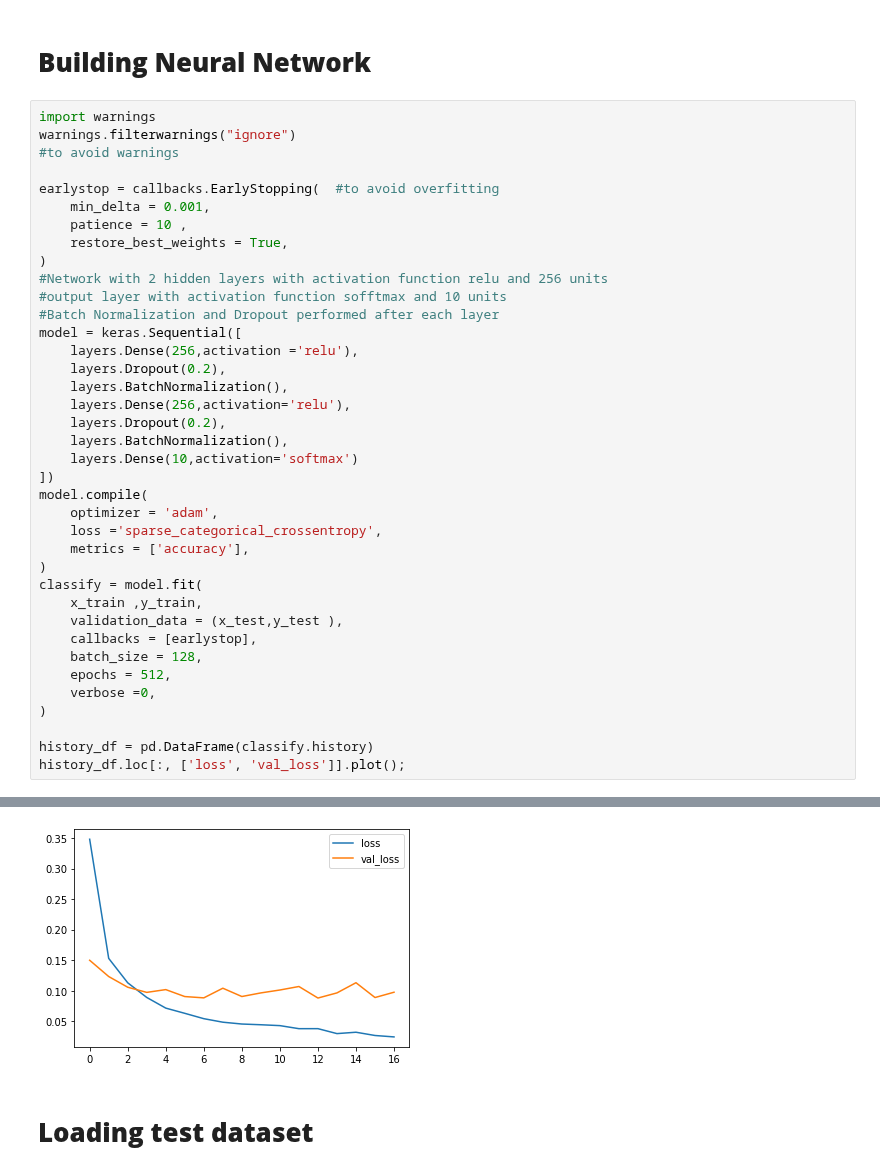
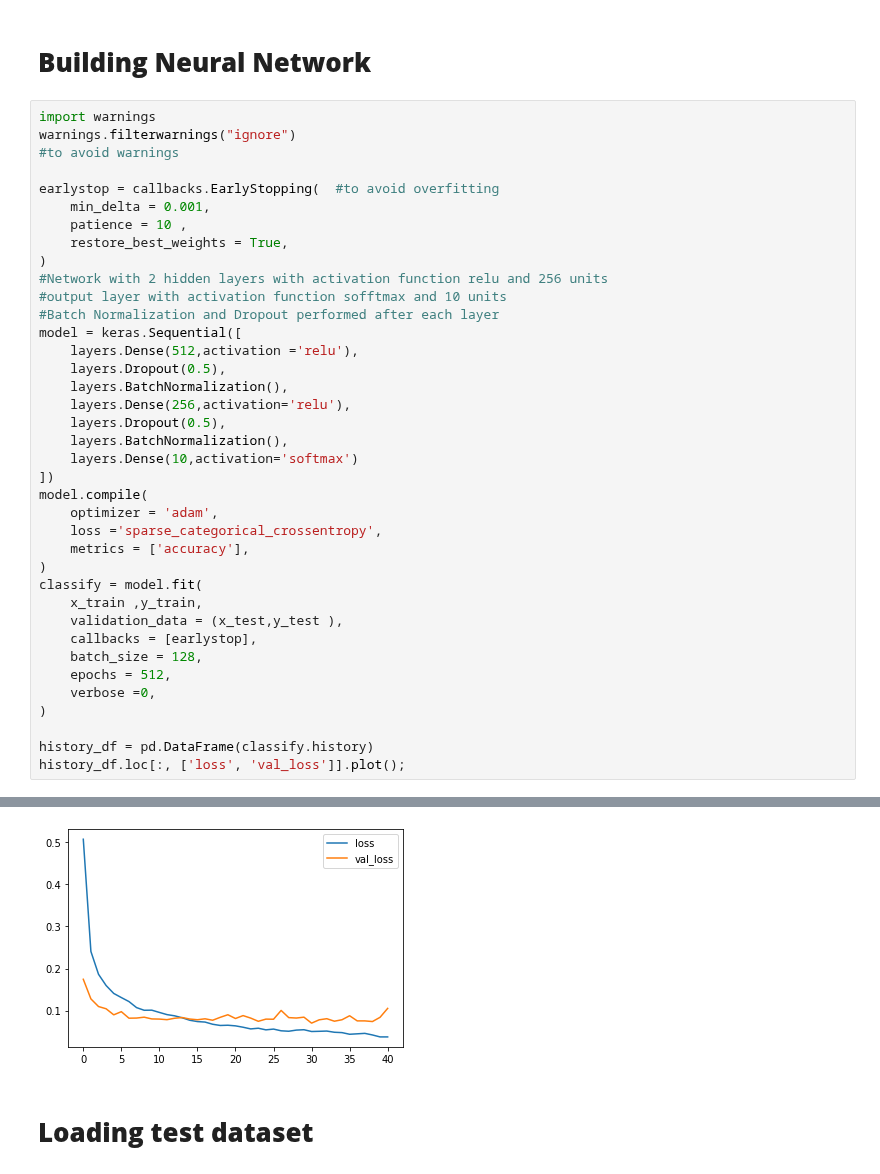
Before and after one commit to Suyashiitr/kaggle, a Jupyter notebook: neural-networks-digit-recogniser.ipynb, the cells around one changed output, grey strips where cells are left out. Saved outputs shown, nothing was run; the diff lists cells and outputs as text.

```diff
--- a/neural-networks-digit-recogniser.ipynb
+++ b/neural-networks-digit-recogniser.ipynb
@@ -82,11 +82,11 @@ earlystop = callbacks.EarlyStopping(  #to avoid overfitting
 #output layer with activation function sofftmax and 10 units
 #Batch Normalization and Dropout performed after each layer
 model = keras.Sequential([
-    layers.Dense(256,activation ='relu'),
-    layers.Dropout(0.2),
+    layers.Dense(512,activation ='relu'),
+    layers.Dropout(0.5),
     layers.BatchNormalization(),
     layers.Dense(256,activation='relu'),
-    layers.Dropout(0.2),
+    layers.Dropout(0.5),
     layers.BatchNormalization(),
     layers.Dense(10,activation='softmax')
 ])
@@ -123,4 +110,4 @@ To enable them in other operations, rebuild TensorFlow with the appropriate comp
-[figure, old version]
+[figure, new version]
 # %% [markdown]
 # **Loading test dataset**
 # %%
```
Also changed, not shown: parts of 4 cells of this notebook.
